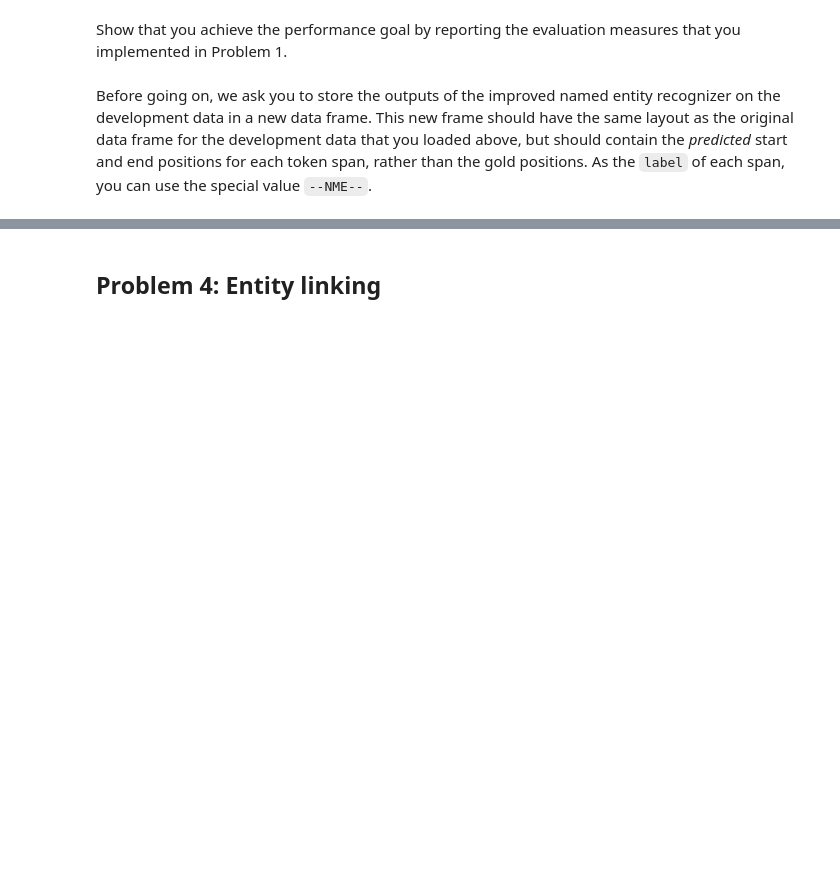
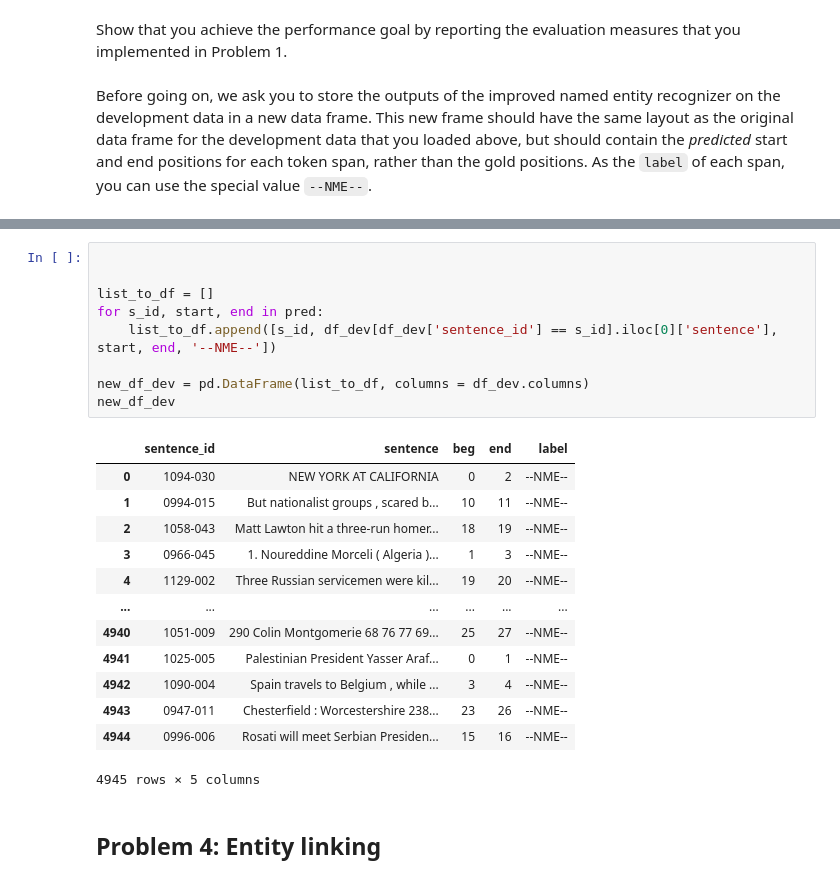
Before and after one commit to honzh073/txm, a Jupyter notebook: Lab5/Hong-TM-L5.ipynb, the cells around one changed output, grey strips where cells are left out. Saved outputs shown, nothing was run; the diff lists cells and outputs as text; blank space fills up the shorter version.

```diff
--- a/Lab5/Hong-TM-L5.ipynb
+++ b/Lab5/Hong-TM-L5.ipynb
@@ -239,3 +240,26 @@ new_df_dev
+# %%
+
+
+list_to_df = []
+for s_id, start, end in pred:
+    list_to_df.append([s_id, df_dev[df_dev['sentence_id'] == s_id].iloc[0]['sentence'], start, end, '--NME--'])
+
+new_df_dev = pd.DataFrame(list_to_df, columns = df_dev.columns)
+new_df_dev
+# %% [output]
+|  | sentence_id | sentence | beg | end | label |
+| 0 | 1094-030 | NEW YORK AT CALIFORNIA | 0 | 2 | --NME-- |
+| 1 | 0994-015 | But nationalist groups , scared b... | 10 | 11 | --NME-- |
+| 2 | 1058-043 | Matt Lawton hit a three-run homer... | 18 | 19 | --NME-- |
+| 3 | 0966-045 | 1. Noureddine Morceli ( Algeria )... | 1 | 3 | --NME-- |
+| 4 | 1129-002 | Three Russian servicemen were kil... | 19 | 20 | --NME-- |
+| ... | ... | ... | ... | ... | ... |
+| 4940 | 1051-009 | 290 Colin Montgomerie 68 76 77 69... | 25 | 27 | --NME-- |
+| 4941 | 1025-005 | Palestinian President Yasser Araf... | 0 | 1 | --NME-- |
+| 4942 | 1090-004 | Spain travels to Belgium , while ... | 3 | 4 | --NME-- |
+| 4943 | 0947-011 | Chesterfield : Worcestershire 238... | 23 | 26 | --NME-- |
+| 4944 | 0996-006 | Rosati will meet Serbian Presiden... | 15 | 16 | --NME-- |
+4945 rows × 5 columns
 # %% [markdown]
 ## Problem 4: Entity linking
 # %% [markdown]
```
Also changed, not shown: parts of 6 cells of this notebook.
